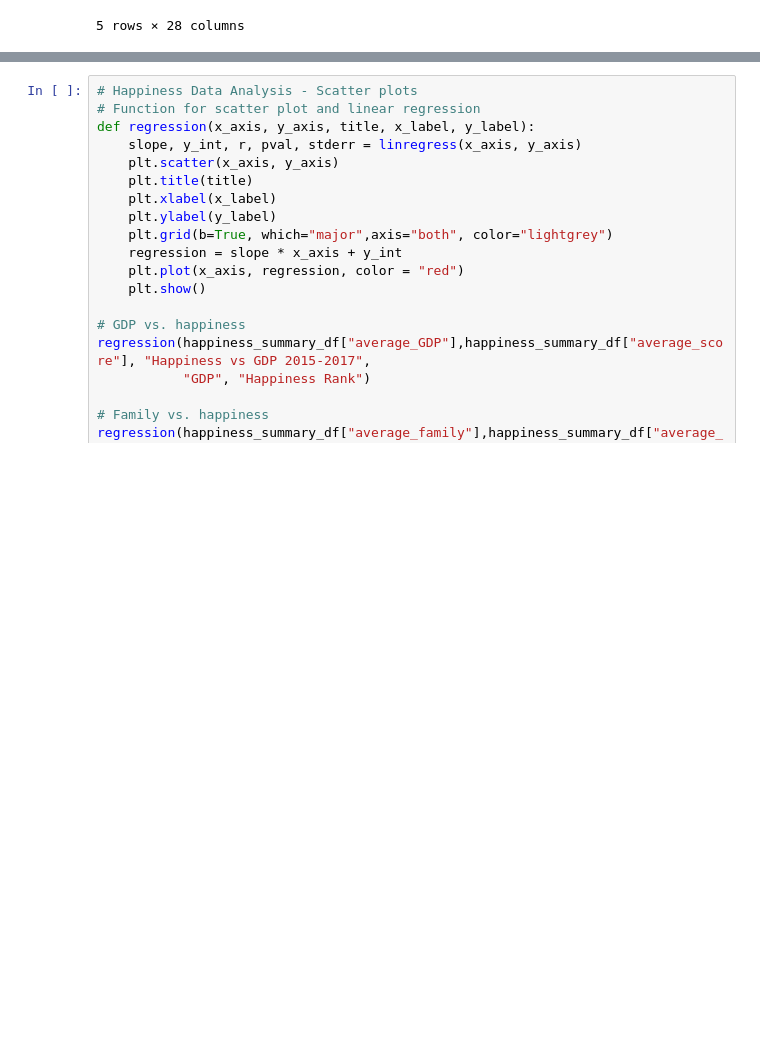
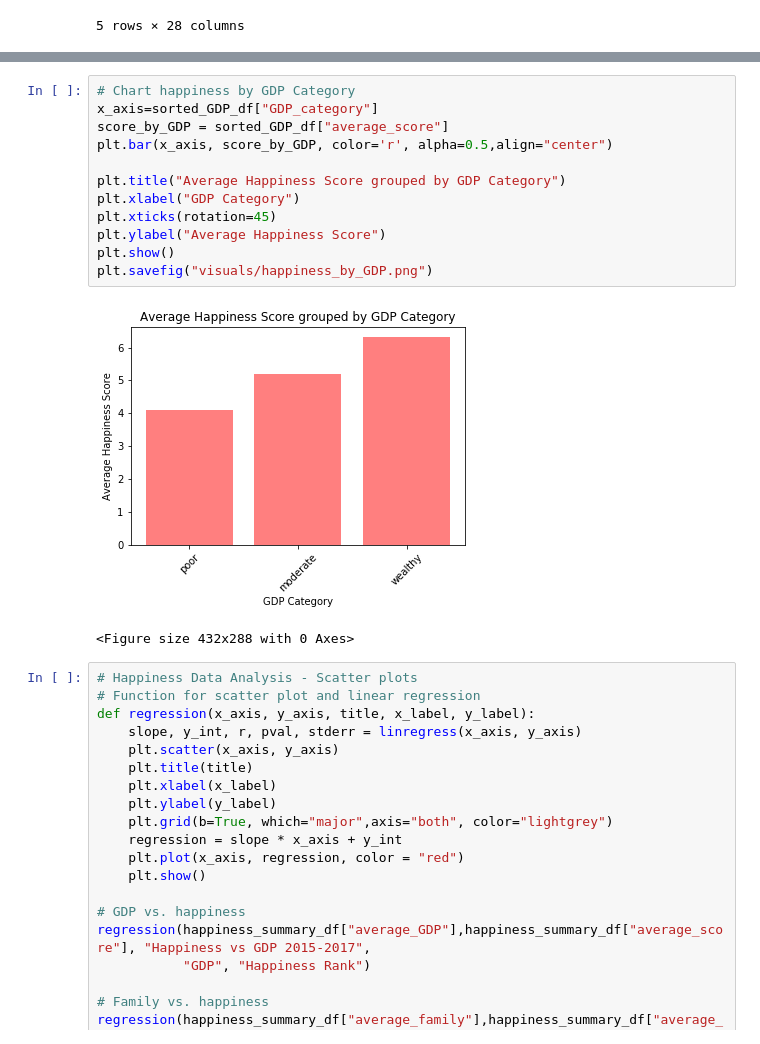
Before and after one commit to jaysueno/Group_Good_Guys, a Jupyter notebook: Elisa_Happiness_Analysis.ipynb, the cells around one changed output, grey strips where cells are left out. Drawn from its saved outputs; the diff is of its cells as text; blank space fills up the shorter version.

```diff
--- a/Elisa_Happiness_Analysis.ipynb
+++ b/Elisa_Happiness_Analysis.ipynb
@@ -123,3 +130,18 @@ happiness_1517_df.head(30)
+# %%
+# Chart happiness by GDP Category
+x_axis=sorted_GDP_df["GDP_category"]
+score_by_GDP = sorted_GDP_df["average_score"]
+plt.bar(x_axis, score_by_GDP, color='r', alpha=0.5,align="center")
+
+plt.title("Average Happiness Score grouped by GDP Category")
+plt.xlabel("GDP Category")
+plt.xticks(rotation=45)
+plt.ylabel("Average Happiness Score")
+plt.show()
+plt.savefig("visuals/happiness_by_GDP.png")
+# %% [output]
+[figure, added]
+<Figure size 432x288 with 0 Axes>
 # %%
 # Happiness Data Analysis - Scatter plots
 # Function for scatter plot and linear regression
```
Also changed, not shown: parts of 4 cells of this notebook, 1 other file.
